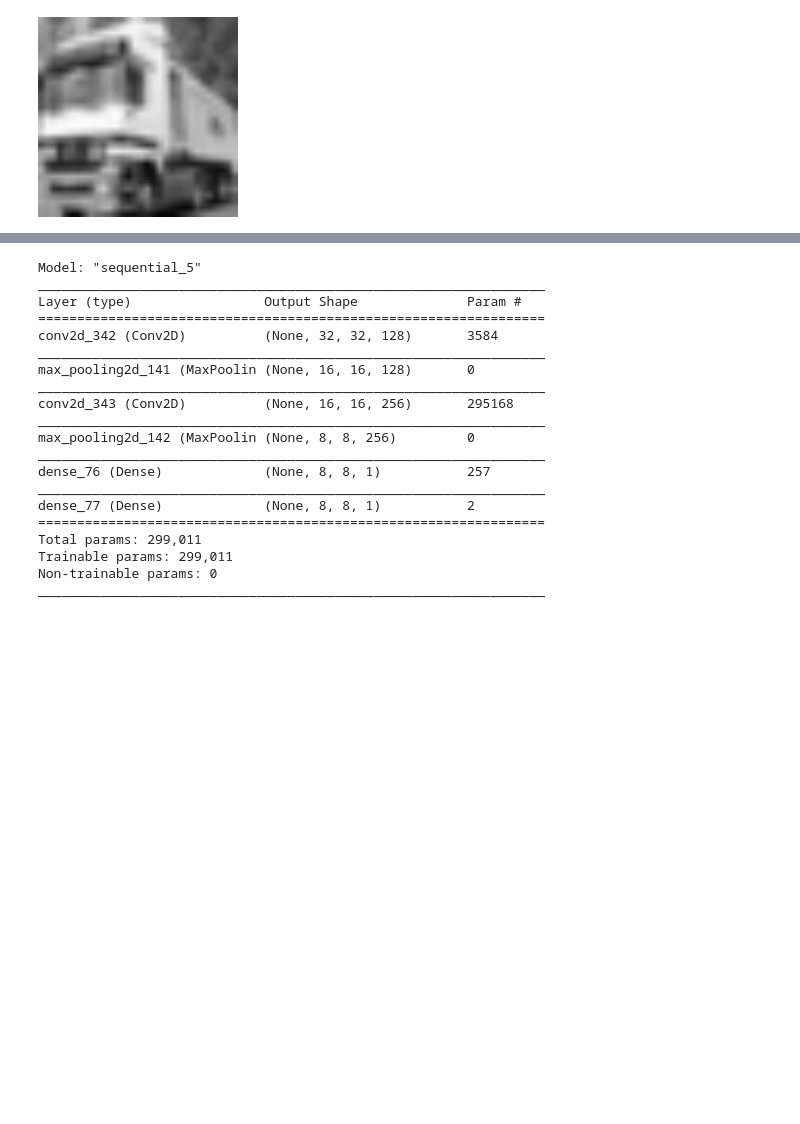
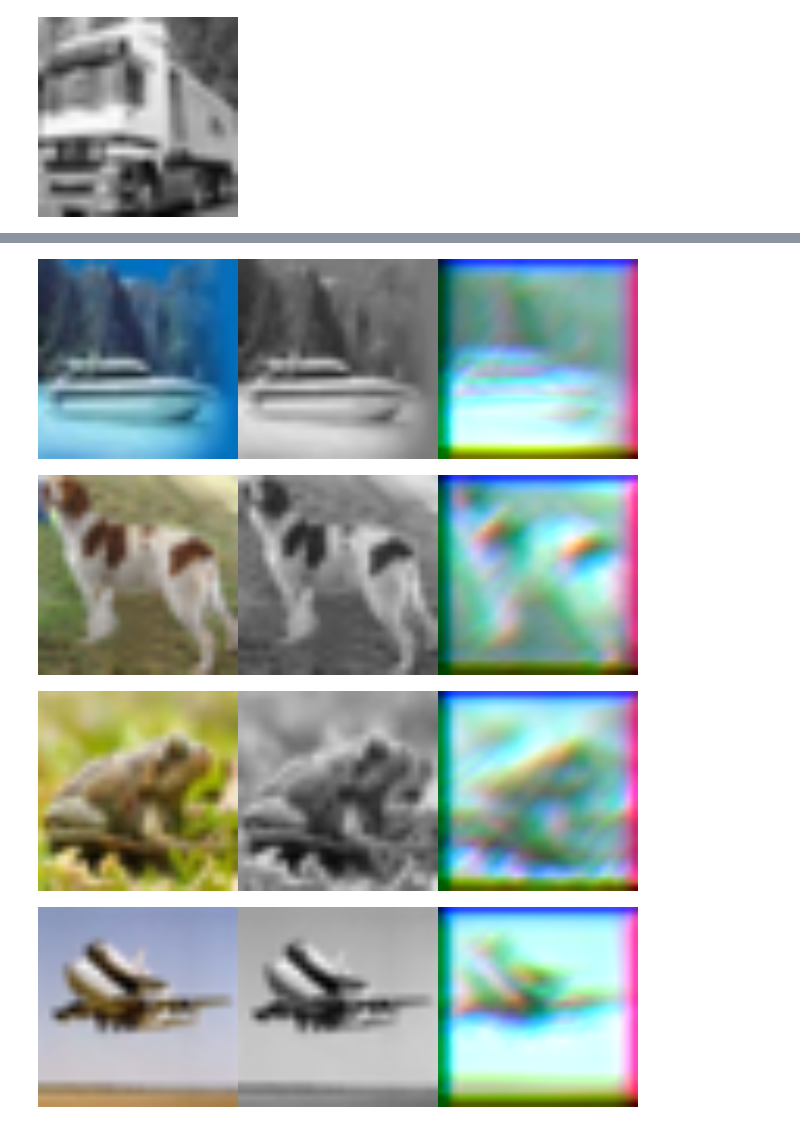
Before and after one commit to nyikovicsmate/dlipwpal.khf5, a Jupyter notebook: khf5.ipynb, the cells around one changed output, grey strips where cells are left out. Saved outputs shown, nothing was run; the diff lists cells and outputs as text; code cells hidden in the pictures; blank space fills up the shorter version.

```diff
--- a/khf5.ipynb
+++ b/khf5.ipynb
@@ -215,5 +311,0 @@ TensorShape([128, 32, 32, 3])
-# %%
-for i in range(4):
-    cv2_imshow(cv2.resize(y[i], (200, 200)) * 255)
-    cv2_imshow(cv2.resize(x[i], (200, 200)) * 255)
-    cv2_imshow(cv2.resize(fake_imgs[i].numpy(), (200, 200)) * 255)
@@ -233,33 +312,11 @@ for i in range(4):
-# %%
-model = tf.keras.Sequential()
-model.add(tf.keras.layers.InputLayer(input_shape=(32, 32, 3)))
-model.add(tf.keras.layers.Conv2D(filters=128, kernel_size=3, strides=1, padding="same", activation="relu"))
-model.add(tf.keras.layers.MaxPool2D())
-model.add(tf.keras.layers.Conv2D(filters=256, kernel_size=3, strides=1, padding="same", activation="relu"))
-model.add(tf.keras.layers.MaxPool2D())
-model.add(tf.keras.layers.Dense(units=1, activation="linear"))
-# model.add(tf.keras.layers.Flatten())
-model.add(tf.keras.layers.Dense(units=1, activation="softmax"))
-model.build((32,32,3))
-model.summary()
-# %% [output]
-Model: "sequential_5"
-_________________________________________________________________
-Layer (type)                 Output Shape              Param #
-=================================================================
-conv2d_342 (Conv2D)          (None, 32, 32, 128)       3584
-_________________________________________________________________
-max_pooling2d_141 (MaxPoolin (None, 16, 16, 128)       0
-_________________________________________________________________
-conv2d_343 (Conv2D)          (None, 16, 16, 256)       295168
-_________________________________________________________________
-max_pooling2d_142 (MaxPoolin (None, 8, 8, 256)         0
-_________________________________________________________________
-dense_76 (Dense)             (None, 8, 8, 1)           257
-_________________________________________________________________
-dense_77 (Dense)             (None, 8, 8, 1)           2
-=================================================================
-Total params: 299,011
-Trainable params: 299,011
-Non-trainable params: 0
-_________________________________________________________________
+# %%
+for i in range(4):
+    a = cv2.resize(cv2.cvtColor(y[i], cv2.COLOR_RGB2BGR), (200, 200)) * 255
+    b = cv2.resize(cv2.cvtColor(x[i], cv2.COLOR_GRAY2BGR), (200, 200)) * 255
+    c = cv2.resize(cv2.cvtColor(fake_imgs[i].numpy(), cv2.COLOR_RGB2BGR), (200, 200)) * 255
+    cv2_imshow(np.hstack((a,b,c)))
+# %% [output]
+[figure, added]
+[figure, added]
+[figure, added]
+[figure, added]
```
Also changed, not shown: parts of 15 cells of this notebook.
